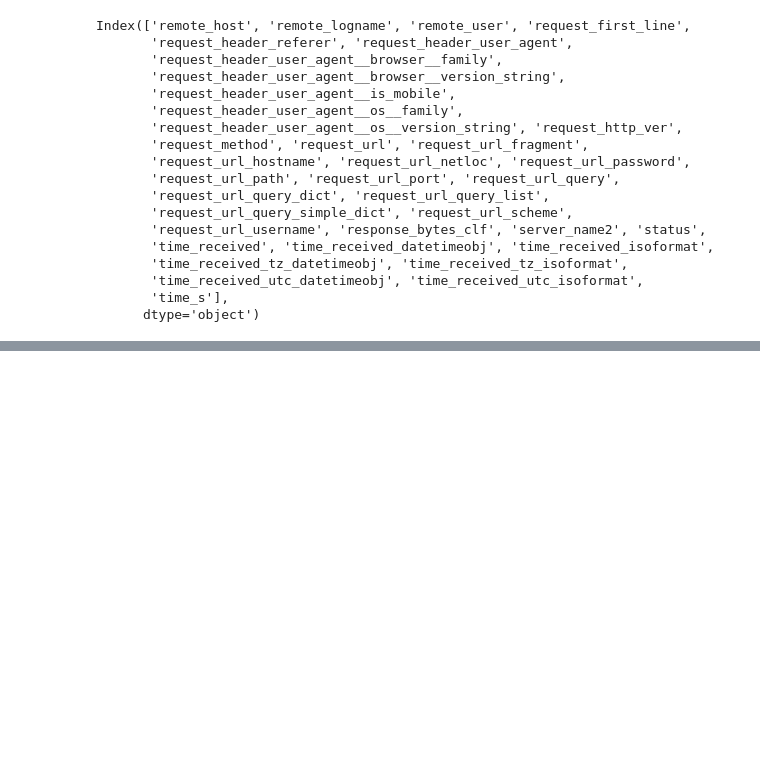
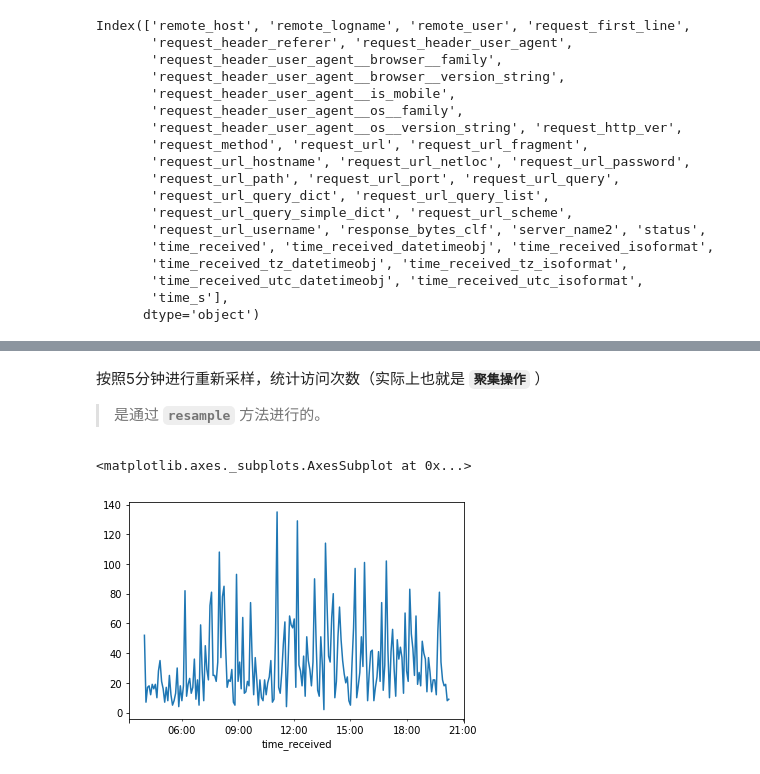
Before and after one commit to lqleon1214/data_analysis_test, a Jupyter notebook: chp11-Apache_log.ipynb, the cells around one changed output, grey strips where cells are left out. Cells and saved outputs as stored; diff of their text form; code cells hidden in the pictures; blank space fills up the shorter version.

```diff
--- a/chp11-Apache_log.ipynb
+++ b/chp11-Apache_log.ipynb
@@ -119,0 +208,9 @@ df.head()
+# %% [markdown]
+按照5分钟进行重新采样，统计访问次数（实际上也就是 **`聚集操作`** ）
+> 是通过 **`resample`** 方法进行的。
+# %%
+df_s = df['response_bytes_clf'].resample('5t').count()
+df_s.plot()     # 这个地方的绘图是计数而不是下载的流量。
+# %% [output]
+<matplotlib.axes._subplots.AxesSubplot at 0x...>
+[figure, added]
```
Also changed, not shown: parts of 74 cells of this notebook, 1 other file.
